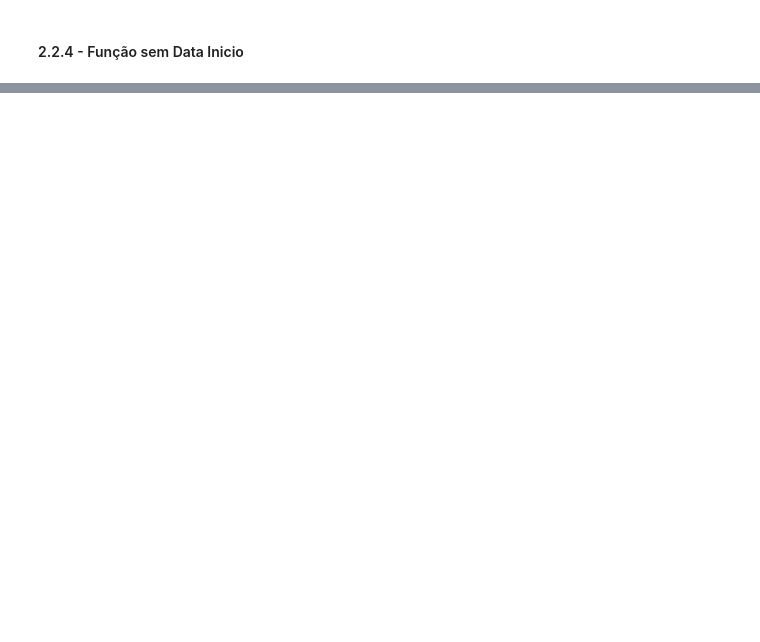
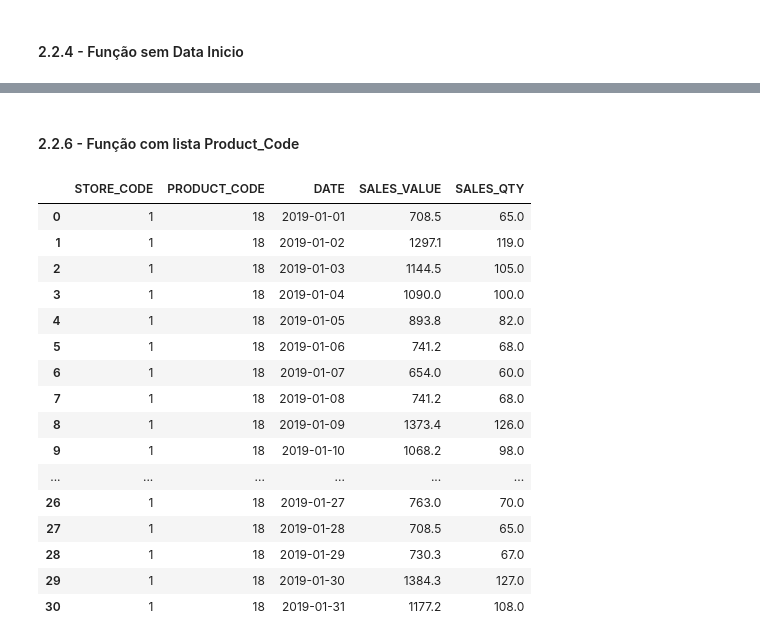
Before and after one commit to guigrandim/data-challenge, a Jupyter notebook: notebooks/02_retrieve_data.ipynb, the cells around one changed output, grey strips where cells are left out. Cells and saved outputs as stored; diff of their text form; code cells hidden in the pictures; blank space fills up the shorter version.

```diff
--- a/notebooks/02_retrieve_data.ipynb
+++ b/notebooks/02_retrieve_data.ipynb
@@ -174,0 +202,22 @@ retrieve_data(df_raw, 18, 1, ['2019-01-01', '2019-01-31'])
+# %% [markdown]
+#### 2.2.6 - Função com lista Product_Code
+# %%
+retrieve_data(df_raw, [18, 19, 20], 1, ['2019-01-01','2019-01-31'])
+# %% [output]
+|  | STORE_CODE | PRODUCT_CODE | DATE | SALES_VALUE | SALES_QTY |
+| 0 | 1 | 18 | 2019-01-01 | 708.5 | 65.0 |
+| 1 | 1 | 18 | 2019-01-02 | 1297.1 | 119.0 |
+| 2 | 1 | 18 | 2019-01-03 | 1144.5 | 105.0 |
+| 3 | 1 | 18 | 2019-01-04 | 1090.0 | 100.0 |
+| 4 | 1 | 18 | 2019-01-05 | 893.8 | 82.0 |
+| 5 | 1 | 18 | 2019-01-06 | 741.2 | 68.0 |
+| 6 | 1 | 18 | 2019-01-07 | 654.0 | 60.0 |
+| 7 | 1 | 18 | 2019-01-08 | 741.2 | 68.0 |
+| 8 | 1 | 18 | 2019-01-09 | 1373.4 | 126.0 |
+| 9 | 1 | 18 | 2019-01-10 | 1068.2 | 98.0 |
+| ... | ... | ... | ... | ... | ... |
+| 26 | 1 | 18 | 2019-01-27 | 763.0 | 70.0 |
+| 27 | 1 | 18 | 2019-01-28 | 708.5 | 65.0 |
+| 28 | 1 | 18 | 2019-01-29 | 730.3 | 67.0 |
+| 29 | 1 | 18 | 2019-01-30 | 1384.3 | 127.0 |
+| 30 | 1 | 18 | 2019-01-31 | 1177.2 | 108.0 |
```
Also changed, not shown: parts of 13 cells of this notebook, 1 other file.
